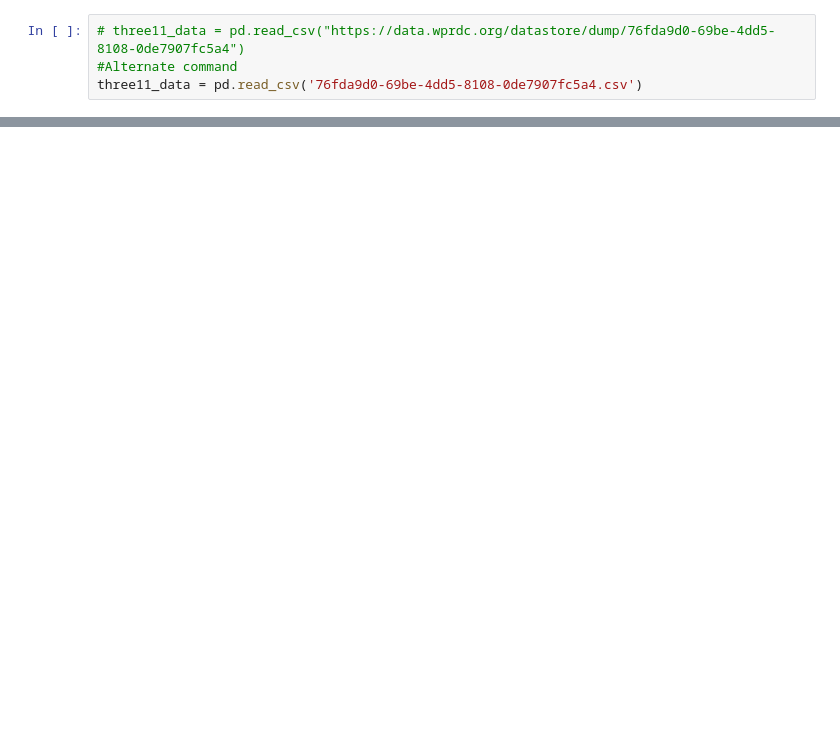
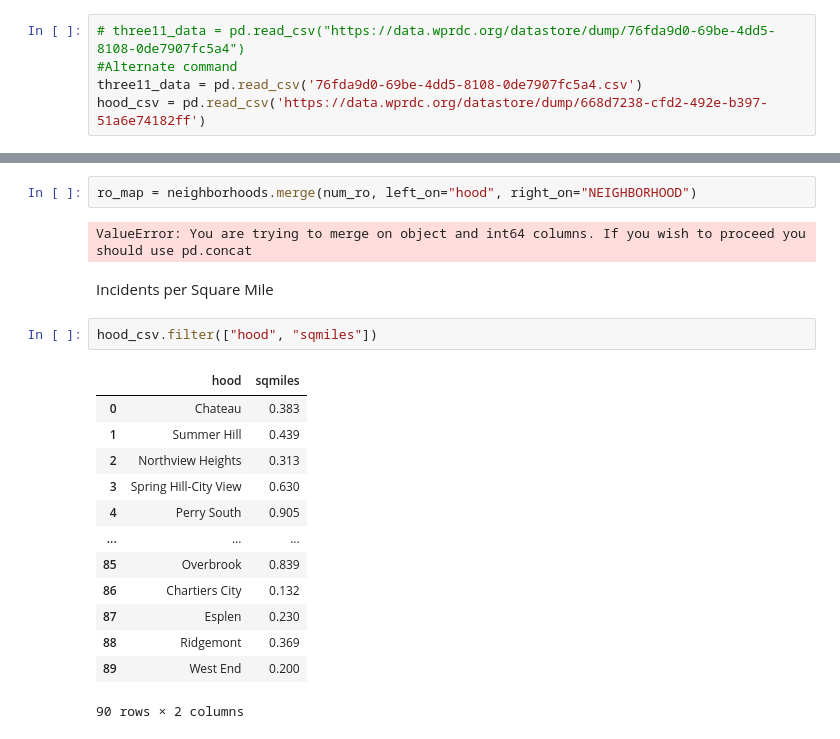
Before and after one commit to drewlp22/cmpinf0010-final, a Jupyter notebook: Drew_notebook.ipynb, the cells around one changed output, grey strips where cells are left out. Cells and saved outputs as stored; diff of their text form; blank space fills up the shorter version.

```diff
--- a/Drew_notebook.ipynb
+++ b/Drew_notebook.ipynb
@@ -4,6 +8,7 @@ import pandas as pd
 # three11_data = pd.read_csv("https://data.wprdc.org/datastore/dump/76fda9d0-69be-4dd5-8108-0de7907fc5a4")
 #Alternate command
 three11_data = pd.read_csv('76fda9d0-69be-4dd5-8108-0de7907fc5a4.csv')
+hood_csv = pd.read_csv('https://data.wprdc.org/datastore/dump/668d7238-cfd2-492e-b397-51a6e74182ff')
 # %%
 road_obstructions = three11_data[(three11_data.REQUEST_TYPE == "Street Obstruction/Closure")|(three11_data.REQUEST_TYPE == "Potholes")|(three11_data.REQUEST_TYPE == "Road")]
 
@@ -17,0 +66,22 @@ road_obstructions.head()
+# %%
+ro_map = neighborhoods.merge(num_ro, left_on="hood", right_on="NEIGHBORHOOD")
+# %% [output]
+ValueError: You are trying to merge on object and int64 columns. If you wish to proceed you should use pd.concat
+# %% [markdown]
+Incidents per Square Mile
+# %%
+hood_csv.filter(["hood", "sqmiles"])
+# %% [output]
+|  | hood | sqmiles |
+| 0 | Chateau | 0.383 |
+| 1 | Summer Hill | 0.439 |
+| 2 | Northview Heights | 0.313 |
+| 3 | Spring Hill-City View | 0.630 |
+| 4 | Perry South | 0.905 |
+| ... | ... | ... |
+| 85 | Overbrook | 0.839 |
+| 86 | Chartiers City | 0.132 |
+| 87 | Esplen | 0.230 |
+| 88 | Ridgemont | 0.369 |
+| 89 | West End | 0.200 |
+90 rows × 2 columns
```
Also changed, not shown: parts of 6 cells of this notebook.
